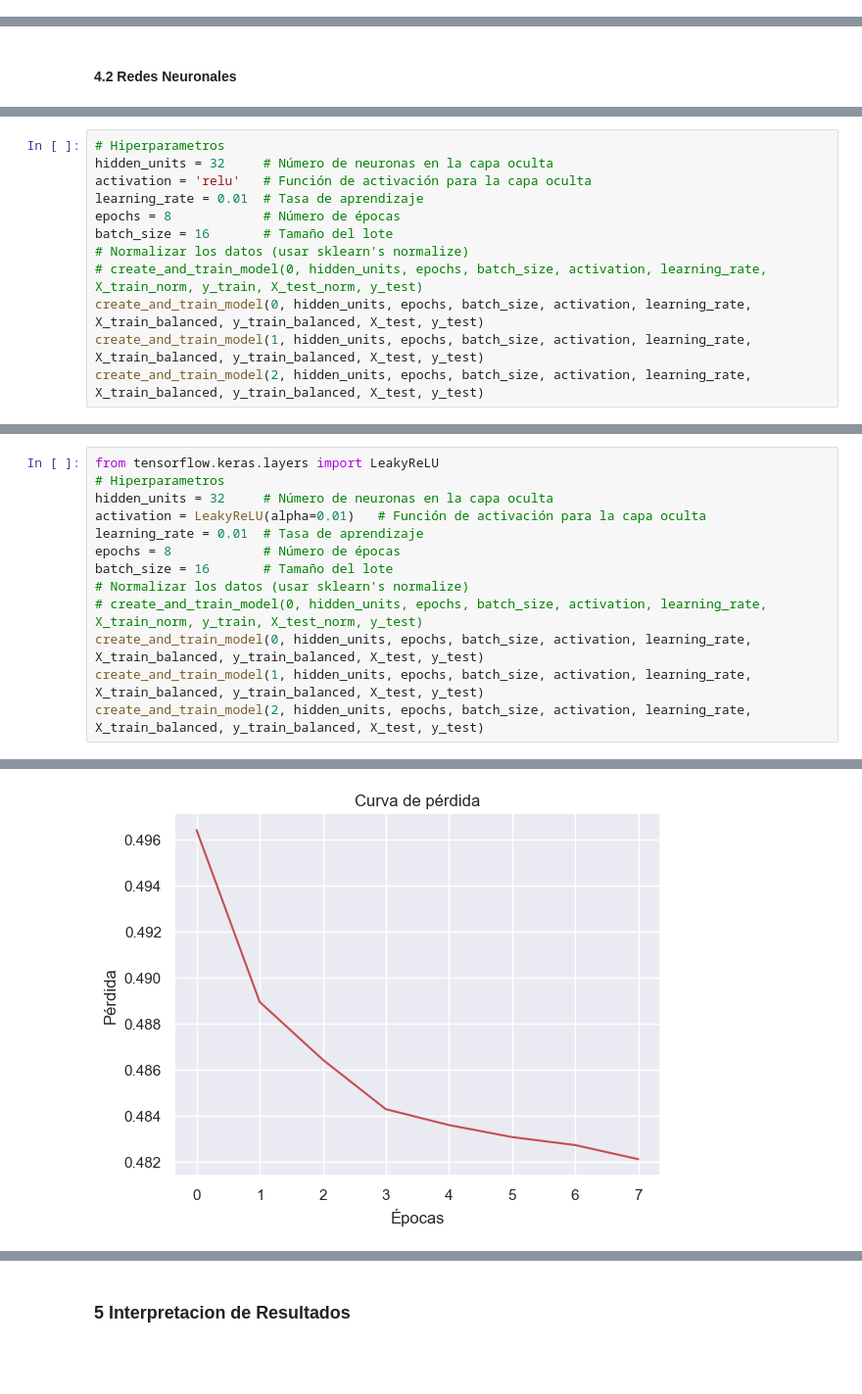
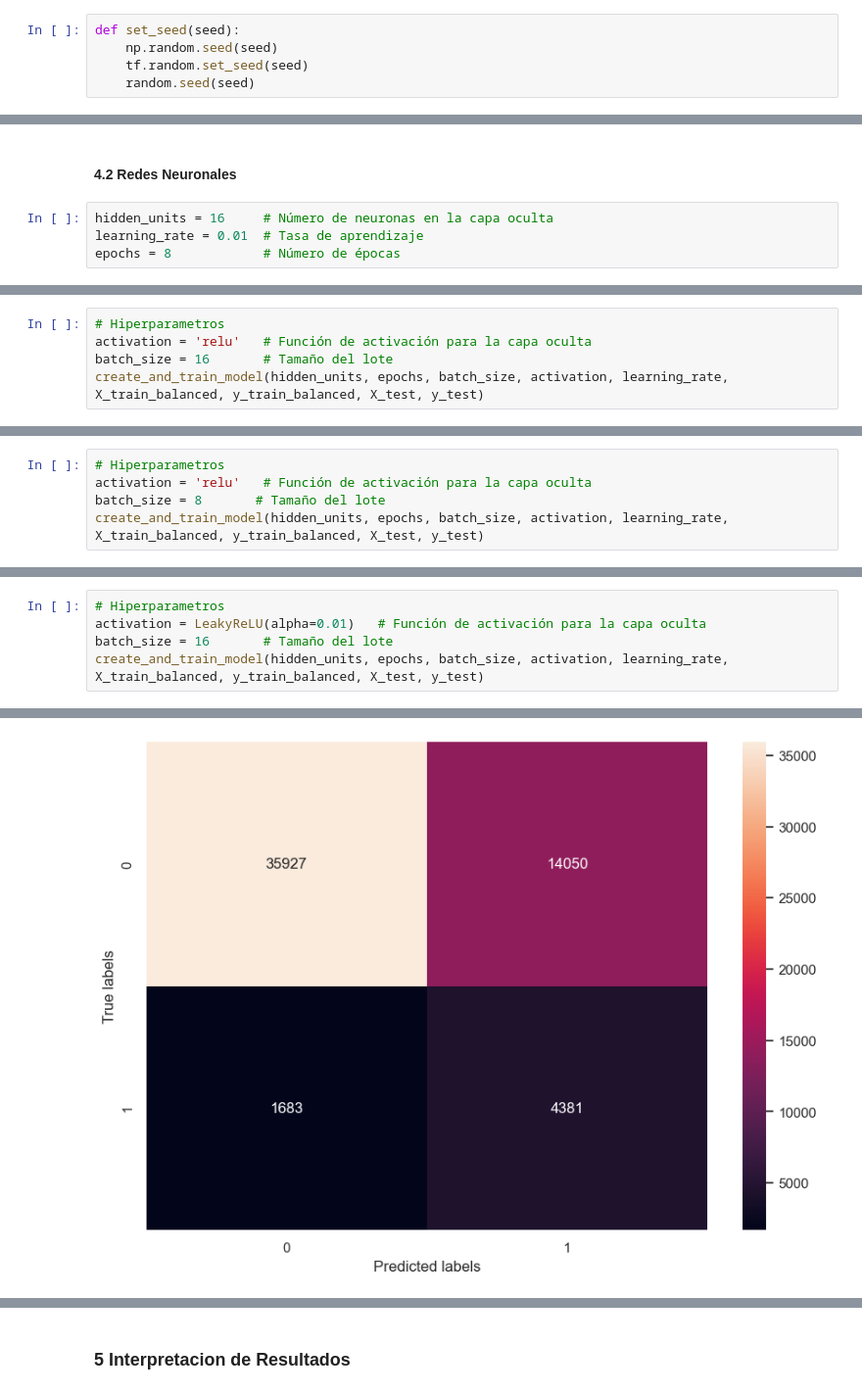
Before and after one commit to Gaddran/Tarea4MachineLearning, a Jupyter notebook: notebooks/Tarea1MLA.ipynb, the cells around one changed output, grey strips where cells are left out. Shown at 98% size. Saved outputs shown, nothing was run; the diff lists cells and outputs as text; blank space fills up the shorter version.

```diff
--- a/notebooks/Tarea1MLA.ipynb
+++ b/notebooks/Tarea1MLA.ipynb
@@ -559,4 +554,9 @@ X_train_balanced = scaler.fit_transform(X_train_balanced)
 X_test = scaler.transform(X_test)
 # %% [output]
 Distribución después de SMOTE: {np.False_: np.int64(116460), np.True_: np.int64(116460)}
+# %%
+def set_seed(seed):
+    np.random.seed(seed)
+    tf.random.set_seed(seed)
+    random.seed(seed)
 # %%
@@ -589,2 +597,6 @@ X_test_norm = normalize(X_test)
 # %% [markdown]
 #### 4.2 Redes Neuronales
+# %%
+hidden_units = 16     # Número de neuronas en la capa oculta
+learning_rate = 0.01  # Tasa de aprendizaje
+epochs = 8            # Número de épocas
@@ -591,14 +605,7 @@ X_test_norm = normalize(X_test)
 # %%
 # Hiperparametros
-hidden_units = 32     # Número de neuronas en la capa oculta
 activation = 'relu'   # Función de activación para la capa oculta
-learning_rate = 0.01  # Tasa de aprendizaje
-epochs = 8            # Número de épocas
 batch_size = 16       # Tamaño del lote
-# Normalizar los datos (usar sklearn's normalize)
-# create_and_train_model(0, hidden_units, epochs, batch_size, activation, learning_rate, X_train_norm, y_train, X_test_norm, y_test)
-create_and_train_model(0, hidden_units, epochs, batch_size, activation, learning_rate, X_train_balanced, y_train_balanced, X_test, y_test)
-create_and_train_model(1, hidden_units, epochs, batch_size, activation, learning_rate, X_train_balanced, y_train_balanced, X_test, y_test)
-create_and_train_model(2, hidden_units, epochs, batch_size, activation, learning_rate, X_train_balanced, y_train_balanced, X_test, y_test)
+create_and_train_model(hidden_units, epochs, batch_size, activation, learning_rate, X_train_balanced, y_train_balanced, X_test, y_test)
 # %% [output]
 Epoch 1/8
@@ -666,0 +636,5 @@ Testing accuracy: 0.7037347555160522
+# %%
+# Hiperparametros
+activation = 'relu'   # Función de activación para la capa oculta
+batch_size = 8       # Tamaño del lote
+create_and_train_model(hidden_units, epochs, batch_size, activation, learning_rate, X_train_balanced, y_train_balanced, X_test, y_test)
@@ -667,15 +667,7 @@ Testing accuracy: 0.7037347555160522
 # %%
-from tensorflow.keras.layers import LeakyReLU
 # Hiperparametros
-hidden_units = 32     # Número de neuronas en la capa oculta
 activation = LeakyReLU(alpha=0.01)   # Función de activación para la capa oculta
-learning_rate = 0.01  # Tasa de aprendizaje
-epochs = 8            # Número de épocas
 batch_size = 16       # Tamaño del lote
-# Normalizar los datos (usar sklearn's normalize)
-# create_and_train_model(0, hidden_units, epochs, batch_size, activation, learning_rate, X_train_norm, y_train, X_test_norm, y_test)
-create_and_train_model(0, hidden_units, epochs, batch_size, activation, learning_rate, X_train_balanced, y_train_balanced, X_test, y_test)
-create_and_train_model(1, hidden_units, epochs, batch_size, activation, learning_rate, X_train_balanced, y_train_balanced, X_test, y_test)
-create_and_train_model(2, hidden_units, epochs, batch_size, activation, learning_rate, X_train_balanced, y_train_balanced, X_test, y_test)
+create_and_train_model(hidden_units, epochs, batch_size, activation, learning_rate, X_train_balanced, y_train_balanced, X_test, y_test)
 # %% [output]
 Epoch 1/8
@@ -722 +695 @@ Testing accuracy: 0.7252190113067627
-[figure, old version]
+[figure, new version]
```
Also changed, not shown: parts of 22 cells of this notebook.
